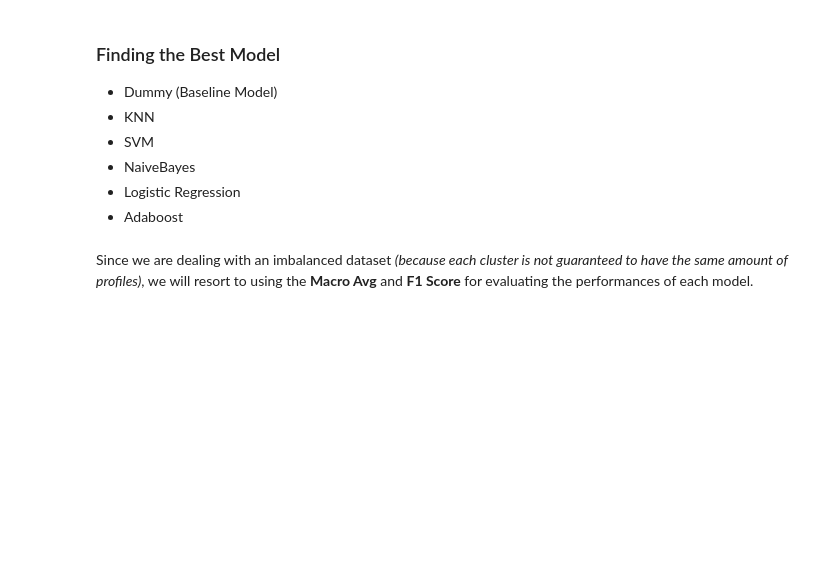
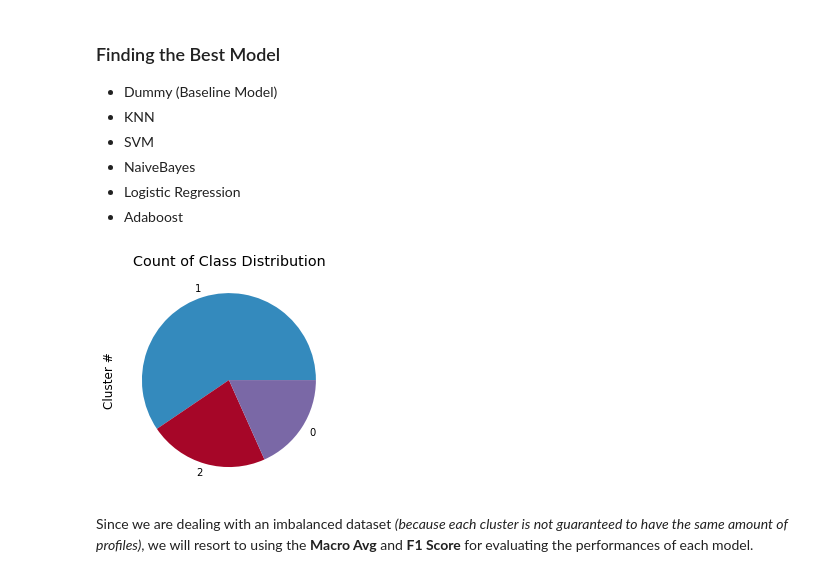
Before and after one commit to domomehin/ML-Matchmaking, a Jupyter notebook: modeling.ipynb, the cells around one changed output. Saved outputs shown, nothing was run; the diff lists cells and outputs as text; code cells hidden in the pictures; blank space fills up the shorter version.

```diff
--- a/modeling.ipynb
+++ b/modeling.ipynb
@@ -169,6 +192,6 @@ PCA reduces the # of features from 41 to 35
 # %%
 # Setting the amount of clusters to test out
-cluster_cnt = [i for i in range(2, 11, 1)]
+# cluster_cnt = [i for i in range(2, , 2)]
 
 # Establishing empty lists to store the scores for the evaluation metrics
 ch_scores = []
@@ -176,23 +199,21 @@ ch_scores = []
 s_scores = []
 
 db_scores = []
-
-# The DF for evaluation
-eval_df = df_pca
+cluster_cnt = [i for i in range(2, 40, 2)]
 
 # Looping through different iterations for the number of clusters
 for i in tqdm(cluster_cnt):
 
     # Clustering with different number of clusters
-    clust = AgglomerativeClustering(n_clusters=i, linkage='complete')
+    k_means = KMeans(n_clusters=i)
 
-    clust.fit(eval_df)
+    k_means.fit(df_pca)
 
-    cluster_assignments = clust.labels_
+    cluster_assignments = k_means.predict(df_pca)
 
     # Appending the scores to the empty lists
-    ch_scores.append(calinski_harabasz_score(eval_df, cluster_assignments))
+    ch_scores.append(calinski_harabasz_score(df_pca, cluster_assignments))
 
-    s_scores.append(silhouette_score(eval_df, cluster_assignments))
+    s_scores.append(silhouette_score(df_pca, cluster_assignments))
 
-    db_scores.append(davies_bouldin_score(eval_df, cluster_assignments))
+    db_scores.append(davies_bouldin_score(df_pca, cluster_assignments))
@@ -235,13 +283,13 @@ NameError: ignored
 # %%
 # Instantiating HAC based on the optimum number of clusters found
-hac = AgglomerativeClustering(n_clusters="insert number here", linkage='complete')
+kmeans = KMeans(n_clusters=3)
 
 # Fitting
-hac.fit(df_pca)
+kmeans.fit(df_pca)
 
 # Getting cluster assignments
-cluster_assignments = hac.labels_
-
+cluster_assignments = pd.Series(kmeans.labels_)
+# print(df.shape[0])
 # Assigning the clusters to each profile
 df['Cluster #'] = cluster_assignments
 
@@ -307,7 +355,9 @@ names = ['Dummy', 'KNN', 'SVM', 'NaiveBayes', 'Logistic Regression', 'Adaboost']
 classifiers = dict(zip(names, models))
 # %%
 # Visualization of the different cluster counts
-vect_df['Cluster #'].value_counts().plot('pie', title='Count of Class Distribution');
+vect_df['Cluster #'].value_counts().plot(kind='pie', title='Count of Class Distribution');
+# %% [output]
+[figure, added]
 # %% [markdown]
 Since we are dealing with an imbalanced dataset _(because each cluster is not guaranteed to have the same amount of profiles)_, we will resort to using the __Macro Avg__ and __F1 Score__ for evaluating the performances of each model.
 # %%
```
Also changed, not shown: parts of 17 cells of this notebook, 12 other files.
